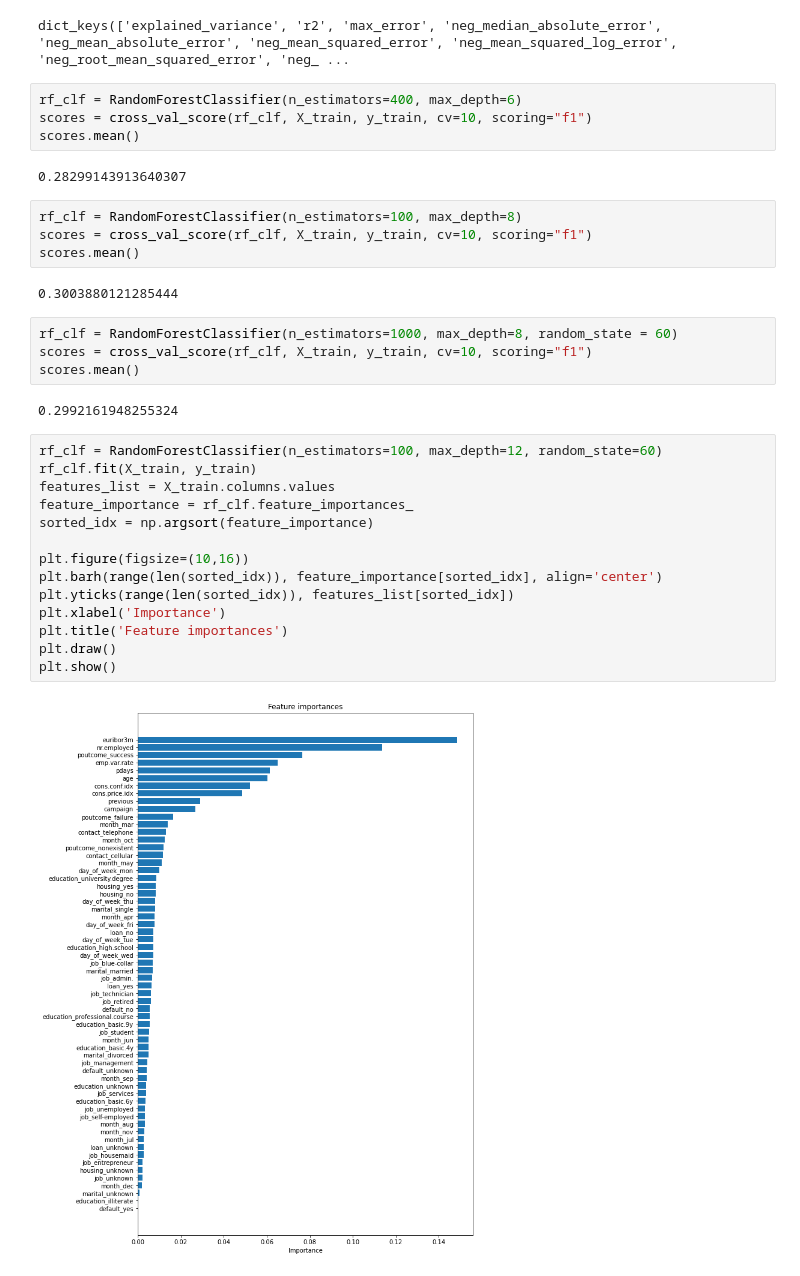
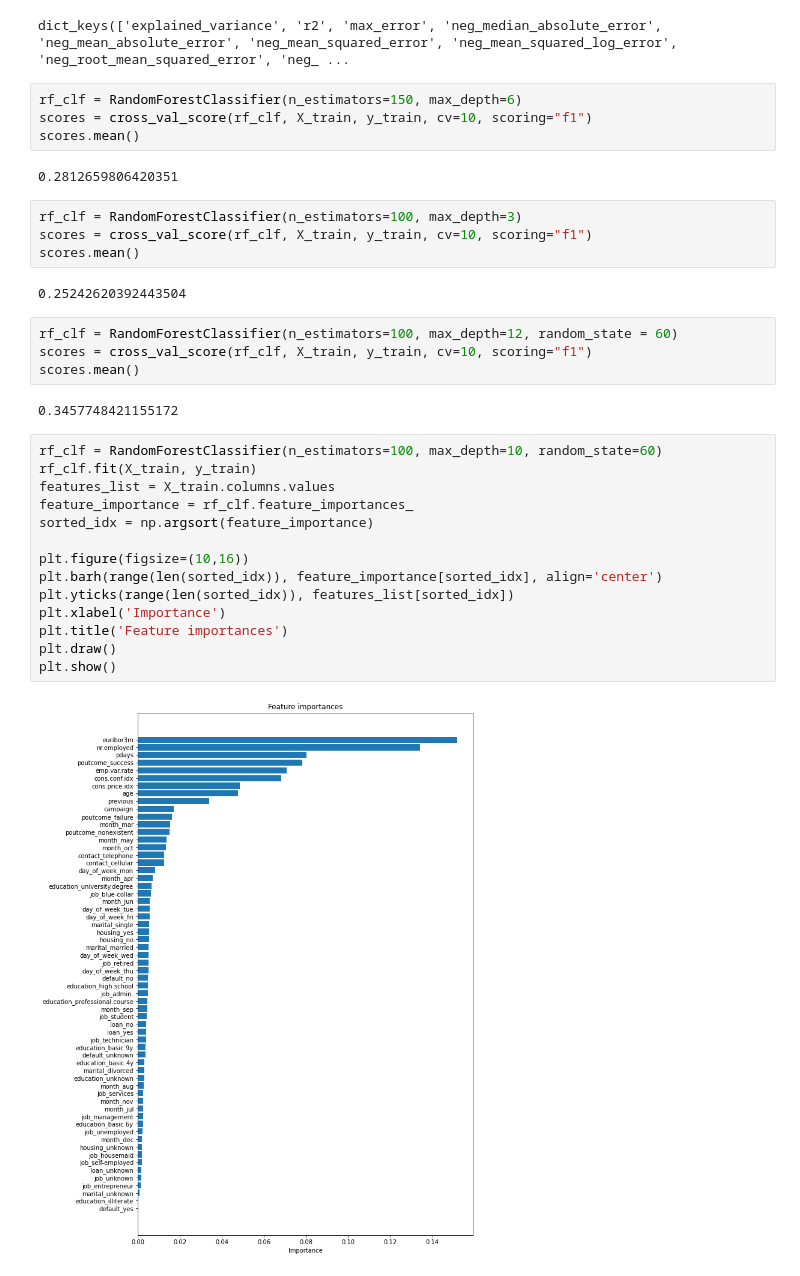
Before and after one commit to Kensuzuki95/CE888, a Jupyter notebook: Lab-3/bank_classification.ipynb, the cells around one changed output. Saved outputs shown, nothing was run; the diff lists cells and outputs as text.

```diff
--- a/Lab-3/bank_classification.ipynb
+++ b/Lab-3/bank_classification.ipynb
@@ -161,36 +161,36 @@ sklearn.metrics.SCORERS.keys()
 # %% [output]
 dict_keys(['explained_variance', 'r2', 'max_error', 'neg_median_absolute_error', 'neg_mean_absolute_error', 'neg_mean_squared_error', 'neg_mean_squared_log_error', 'neg_root_mean_squared_error', 'neg_ ...
 # %%
-rf_clf = RandomForestClassifier(n_estimators=400, max_depth=6)
+rf_clf = RandomForestClassifier(n_estimators=150, max_depth=6)
 scores = cross_val_score(rf_clf, X_train, y_train, cv=10, scoring="f1")
 scores.mean()
 # %% [output]
-0.28299143913640307
+0.2812659806420351
 # %%
-rf_clf = RandomForestClassifier(n_estimators=100, max_depth=8)
+rf_clf = RandomForestClassifier(n_estimators=100, max_depth=3)
 scores = cross_val_score(rf_clf, X_train, y_train, cv=10, scoring="f1")
 scores.mean()
 # %% [output]
-0.3003880121285444
+0.25242620392443504
 # %%
-rf_clf = RandomForestClassifier(n_estimators=1000, max_depth=8, random_state = 60)
+rf_clf = RandomForestClassifier(n_estimators=100, max_depth=12, random_state = 60)
 scores = cross_val_score(rf_clf, X_train, y_train, cv=10, scoring="f1")
 scores.mean()
 # %% [output]
-0.2992161948255324
+0.3457748421155172
 # %%
-rf_clf = RandomForestClassifier(n_estimators=100, max_depth=12, random_state=60)
+rf_clf = RandomForestClassifier(n_estimators=100, max_depth=10, random_state=60)
 rf_clf.fit(X_train, y_train)
 features_list = X_train.columns.values
 feature_importance = rf_clf.feature_importances_
 sorted_idx = np.argsort(feature_importance)
 
 plt.figure(figsize=(10,16))
 plt.barh(range(len(sorted_idx)), feature_importance[sorted_idx], align='center')
 plt.yticks(range(len(sorted_idx)), features_list[sorted_idx])
 plt.xlabel('Importance')
 plt.title('Feature importances')
 plt.draw()
 plt.show()
 # %% [output]
-[figure, old version]
+[figure, new version]
```
